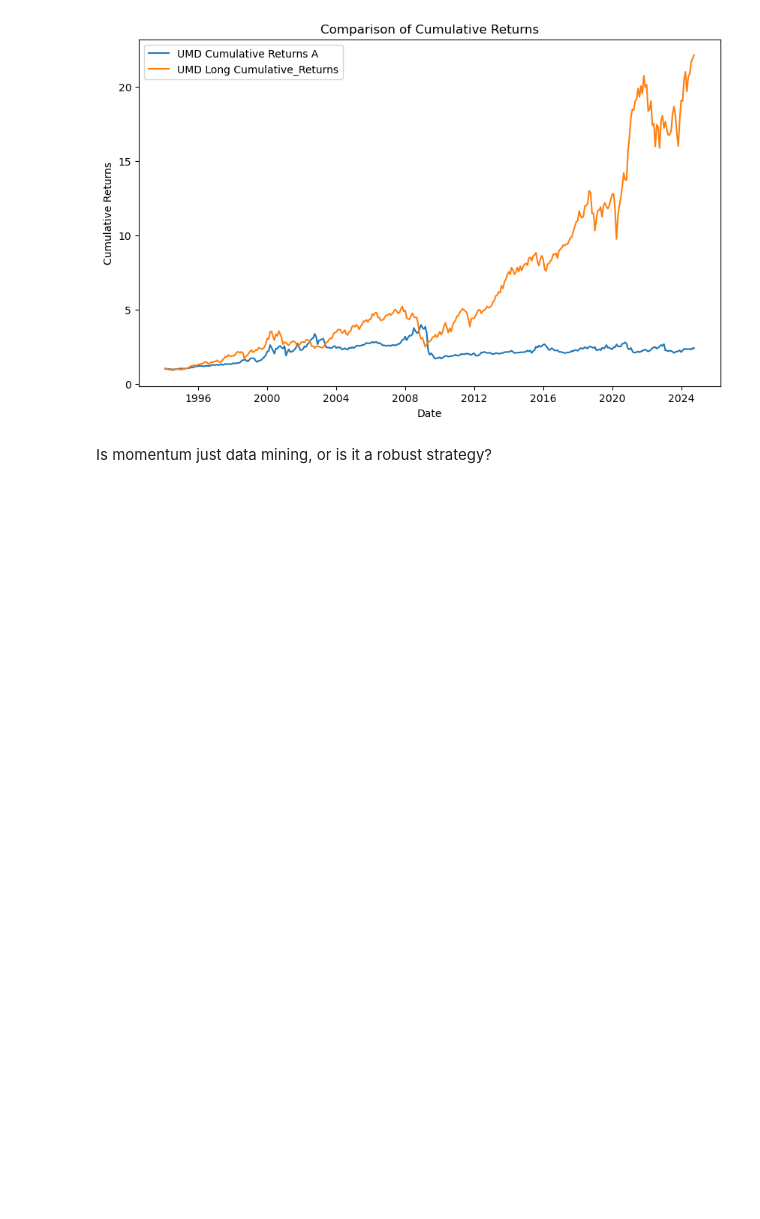
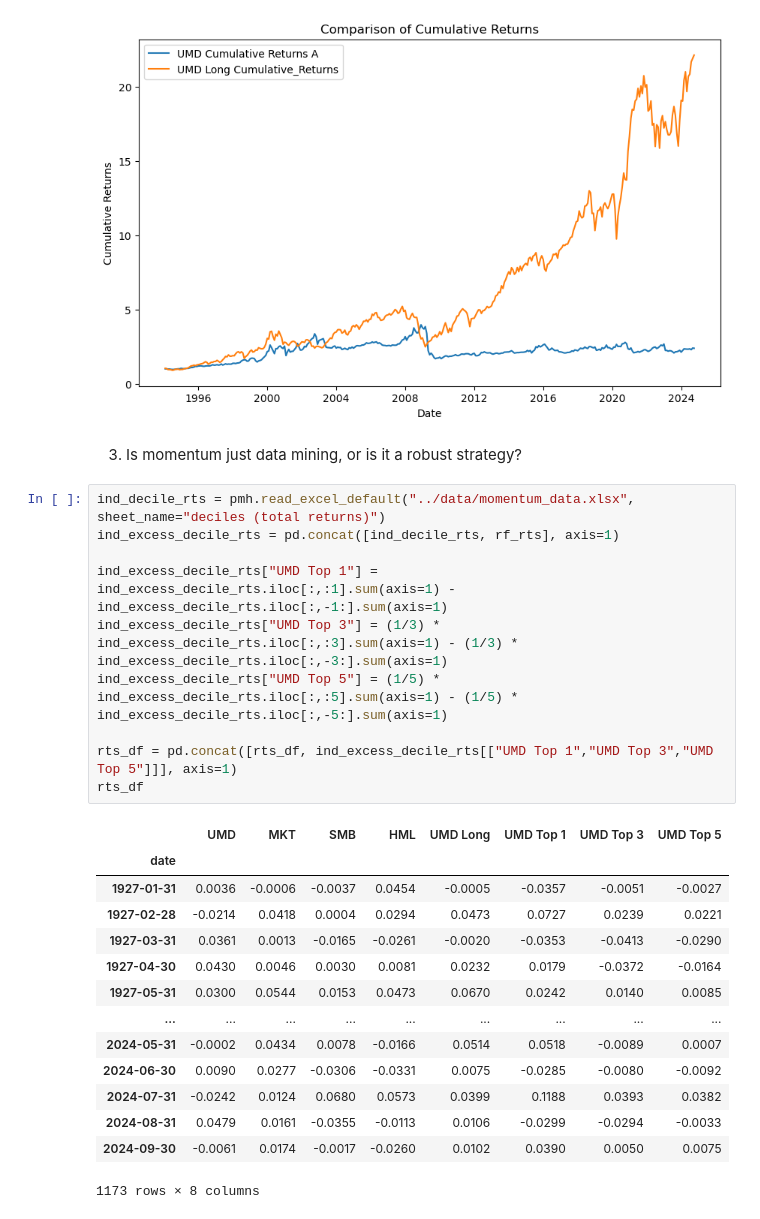
Before and after one commit to ekopen/finm-portfolio-2024, a Jupyter notebook: homework/Eric Kopen HW6.ipynb, the cells around one changed output. Cells and saved outputs as stored; diff of their text form; blank space fills up the shorter version.

```diff
--- a/homework/Eric Kopen HW6.ipynb
+++ b/homework/Eric Kopen HW6.ipynb
@@ -117,4 +118,29 @@ plt.show()
 # %% [output]
 [figure]
 # %% [markdown]
-Is momentum just data mining, or is it a robust strategy?
+3) Is momentum just data mining, or is it a robust strategy?
+# %%
+ind_decile_rts = pmh.read_excel_default("../data/momentum_data.xlsx", sheet_name="deciles (total returns)")
+ind_excess_decile_rts = pd.concat([ind_decile_rts, rf_rts], axis=1)
+
+ind_excess_decile_rts["UMD Top 1"] = ind_excess_decile_rts.iloc[:,:1].sum(axis=1) - ind_excess_decile_rts.iloc[:,-1:].sum(axis=1)
+ind_excess_decile_rts["UMD Top 3"] = (1/3) * ind_excess_decile_rts.iloc[:,:3].sum(axis=1) - (1/3) * ind_excess_decile_rts.iloc[:,-3:].sum(axis=1)
+ind_excess_decile_rts["UMD Top 5"] = (1/5) * ind_excess_decile_rts.iloc[:,:5].sum(axis=1) - (1/5) * ind_excess_decile_rts.iloc[:,-5:].sum(axis=1)
+
+rts_df = pd.concat([rts_df, ind_excess_decile_rts[["UMD Top 1","UMD Top 3","UMD Top 5"]]], axis=1)
+rts_df
+# %% [output]
+|  | UMD | MKT | SMB | HML | UMD Long | UMD Top 1 | UMD Top 3 | UMD Top 5 |
+| date |  |  |  |  |  |  |  |  |
+| 1927-01-31 | 0.0036 | -0.0006 | -0.0037 | 0.0454 | -0.0005 | -0.0357 | -0.0051 | -0.0027 |
+| 1927-02-28 | -0.0214 | 0.0418 | 0.0004 | 0.0294 | 0.0473 | 0.0727 | 0.0239 | 0.0221 |
+| 1927-03-31 | 0.0361 | 0.0013 | -0.0165 | -0.0261 | -0.0020 | -0.0353 | -0.0413 | -0.0290 |
+| 1927-04-30 | 0.0430 | 0.0046 | 0.0030 | 0.0081 | 0.0232 | 0.0179 | -0.0372 | -0.0164 |
+| 1927-05-31 | 0.0300 | 0.0544 | 0.0153 | 0.0473 | 0.0670 | 0.0242 | 0.0140 | 0.0085 |
+| ... | ... | ... | ... | ... | ... | ... | ... | ... |
+| 2024-05-31 | -0.0002 | 0.0434 | 0.0078 | -0.0166 | 0.0514 | 0.0518 | -0.0089 | 0.0007 |
+| 2024-06-30 | 0.0090 | 0.0277 | -0.0306 | -0.0331 | 0.0075 | -0.0285 | -0.0080 | -0.0092 |
+| 2024-07-31 | -0.0242 | 0.0124 | 0.0680 | 0.0573 | 0.0399 | 0.1188 | 0.0393 | 0.0382 |
+| 2024-08-31 | 0.0479 | 0.0161 | -0.0355 | -0.0113 | 0.0106 | -0.0299 | -0.0294 | -0.0033 |
+| 2024-09-30 | -0.0061 | 0.0174 | -0.0017 | -0.0260 | 0.0102 | 0.0390 | 0.0050 | 0.0075 |
+1173 rows × 8 columns
```
Also changed, not shown: parts of 17 cells of this notebook.
